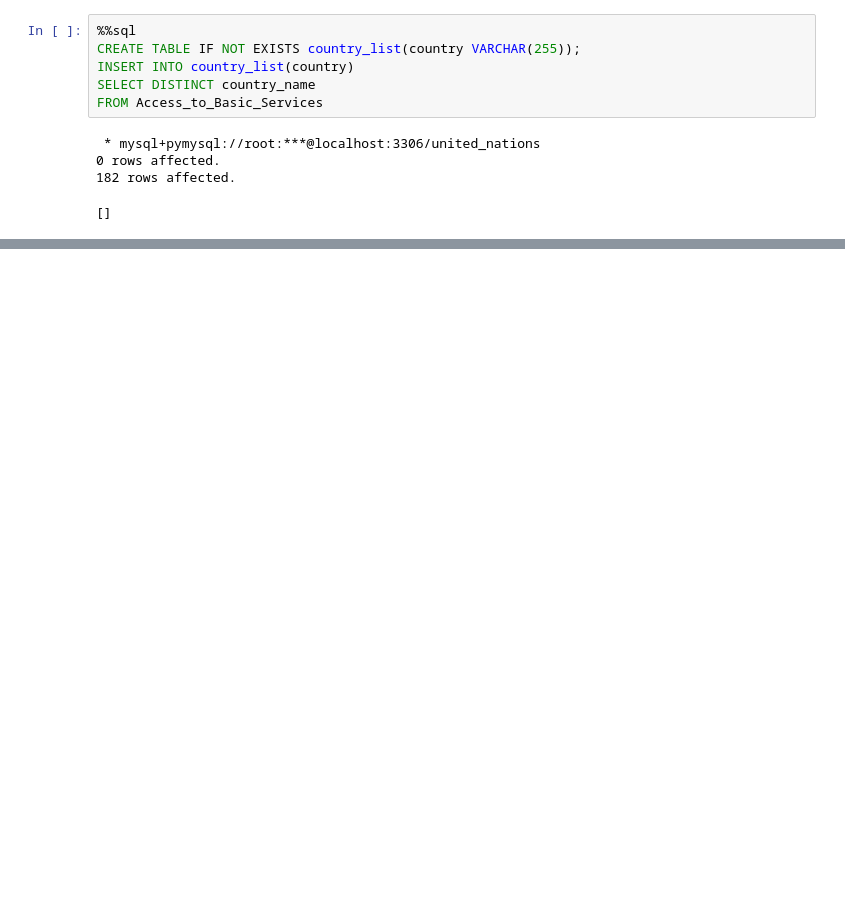
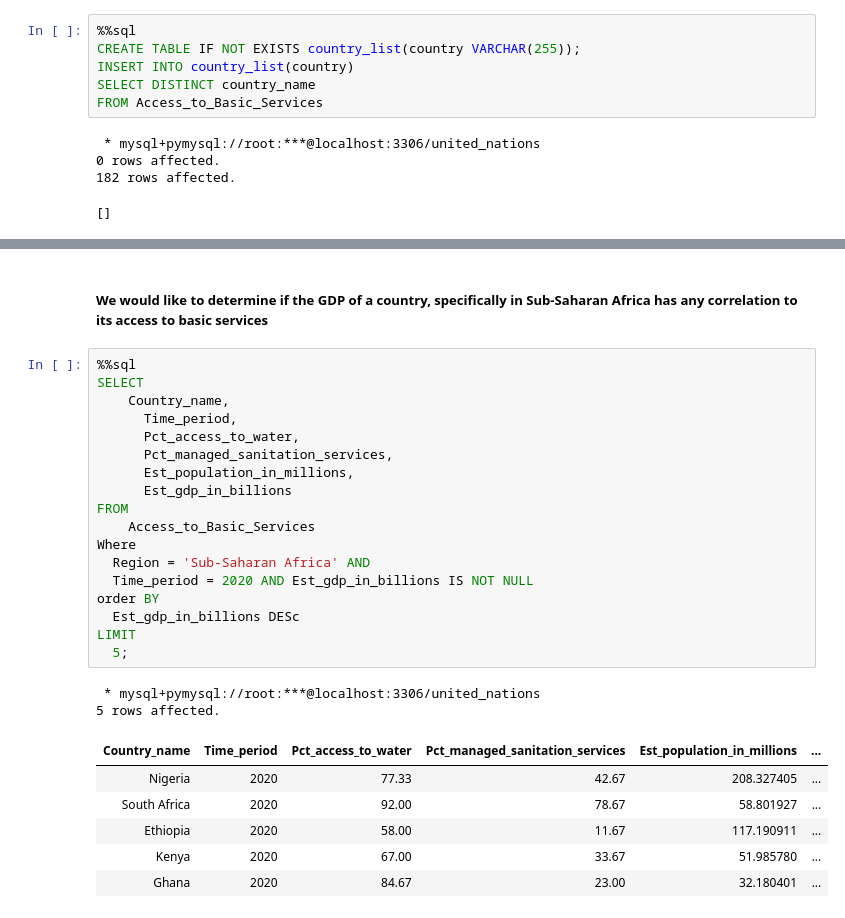
Before and after one commit to aaronGeb/sql_notebook, a Jupyter notebook: united_nations.ipynb, the cells around one changed output, grey strips where cells are left out. Saved outputs shown, nothing was run; the diff lists cells and outputs as text; blank space fills up the shorter version.

```diff
--- a/united_nations.ipynb
+++ b/united_nations.ipynb
@@ -103,0 +299,29 @@ FROM Access_to_Basic_Services
+# %% [markdown]
+##### We would like to determine if the GDP of a country, specifically in Sub-Saharan Africa has any correlation to its access to basic services
+# %%
+%%sql
+SELECT
+    Country_name,
+	  Time_period,
+	  Pct_access_to_water,
+	  Pct_managed_sanitation_services,
+	  Est_population_in_millions,
+	  Est_gdp_in_billions
+FROM
+    Access_to_Basic_Services
+Where
+  Region = 'Sub-Saharan Africa' AND
+  Time_period = 2020 AND Est_gdp_in_billions IS NOT NULL
+order BY
+  Est_gdp_in_billions DESc
+LIMIT
+  5;
+# %% [output]
+ * mysql+pymysql://root:***@localhost:3306/united_nations
+5 rows affected.
+| Country_name | Time_period | Pct_access_to_water | Pct_managed_sanitation_services | Est_population_in_millions | ... |
+| Nigeria | 2020 | 77.33 | 42.67 | 208.327405 | ... |
+| South Africa | 2020 | 92.00 | 78.67 | 58.801927 | ... |
+| Ethiopia | 2020 | 58.00 | 11.67 | 117.190911 | ... |
+| Kenya | 2020 | 67.00 | 33.67 | 51.985780 | ... |
+| Ghana | 2020 | 84.67 | 23.00 | 32.180401 | ... |
```
Also changed, not shown: parts of 17 cells of this notebook.
